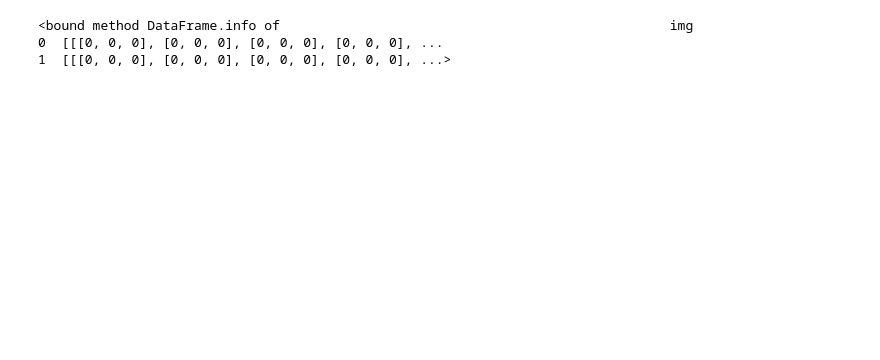
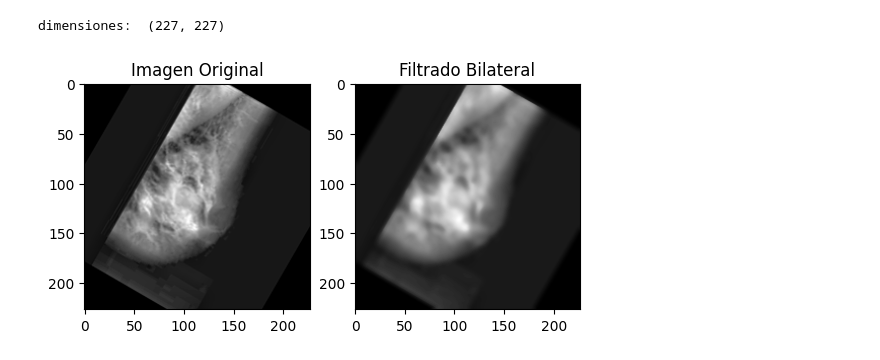
Before and after one commit to AndreaCTS/Procesamiento_Imagenes, a Jupyter notebook: Opencv/read2.ipynb, the cells around one changed output. Saved outputs shown, nothing was run; the diff lists cells and outputs as text; code cells hidden in the pictures; blank space fills up the shorter version.

```diff
--- a/Opencv/read2.ipynb
+++ b/Opencv/read2.ipynb
@@ -9,13 +0,0 @@ img3 = cv.imread('Photos/mdb001.pgm')
-# %%
-df = pd.DataFrame()
-df['img'] = [img] # Wrap image in python list
-
-# Add another row using the "dictionary way"
-d2 = {'img': [img3]}
-df2 = pd.DataFrame.from_records(d2)
-df = df.append(df2,ignore_index = True)
-print(df.info)
-# %% [output]
-<bound method DataFrame.info of                                                  img
-0  [[[0, 0, 0], [0, 0, 0], [0, 0, 0], [0, 0, 0], ...
-1  [[[0, 0, 0], [0, 0, 0], [0, 0, 0], [0, 0, 0], ...>
@@ -21,0 +9,19 @@ print(df.info)
+# %%
+imagenes = []
+for i in range(2,8):
+    enlace = "Photos/mdb001 ("+str(i)+").png"
+    #Se conviente la imagen a escala de grises
+    #imagenes.append(Image.open(enlace).convert("L"))
+    imagenes.append(cv.cvtColor(cv.imread(enlace),cv.COLOR_RGB2GRAY))
+
+for i in range(1,10):
+    enlace = "Photos/mdb00"+str(i)+".pgm"
+    #Se conviente la imagen a escala de grises
+    #imagenes.append(Image.open(enlace).convert("L"))
+    imagenes.append(cv.cvtColor(cv.imread(enlace),cv.COLOR_RGB2GRAY))
+
+im = imagenes[0]
+
+print("dimensiones: ",im.shape)
+# %% [output]
+dimensiones:  (227, 227)
@@ -21,0 +39,11 @@ print(df.info)
+# %%
+# Aplicar filtrado bilateral a la primera imagen
+imagen = imagenes[0]
+filtered_image_bilateral = cv.bilateralFilter(imagen, d=9, sigmaColor=75, sigmaSpace=75)
+
+# Mostrar resultados
+plt.subplot(1, 2, 1), plt.imshow(imagen, cmap='gray'), plt.title('Imagen Original')
+plt.subplot(1, 2, 2), plt.imshow(filtered_image_bilateral, cmap='gray'), plt.title('Filtrado Bilateral')
+plt.show()
+# %% [output]
+[figure, added]
```
Also changed, not shown: parts of 9 cells of this notebook, 2 other files.
